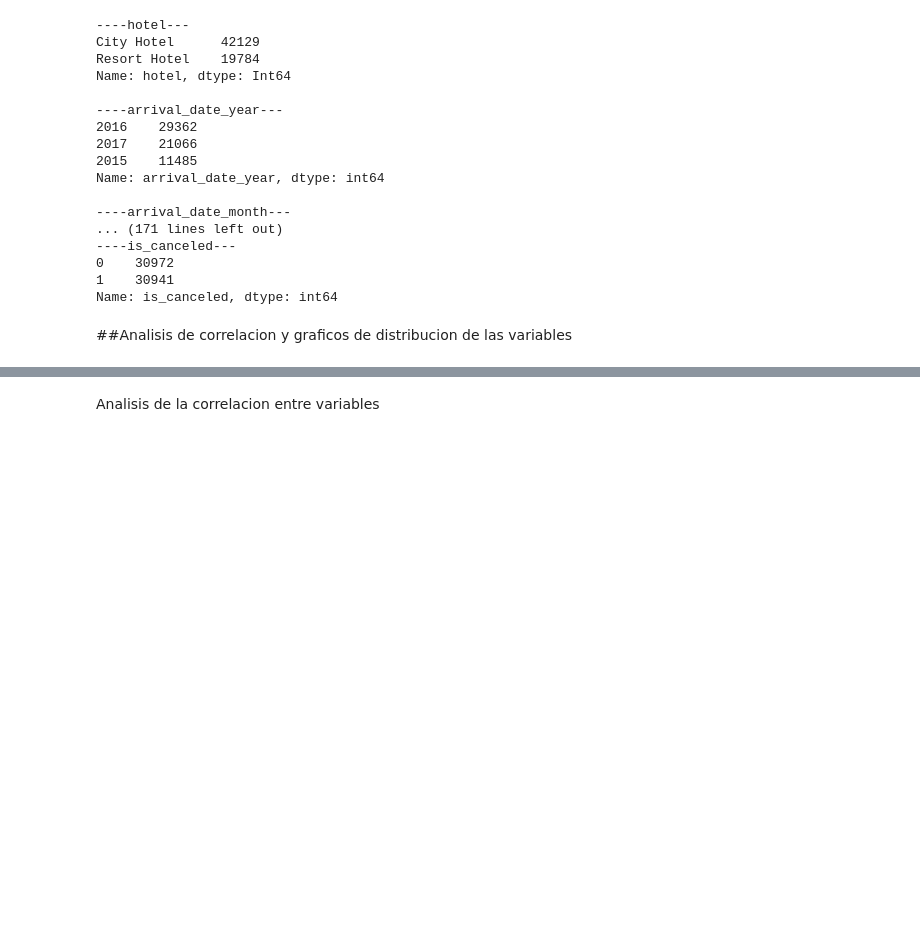
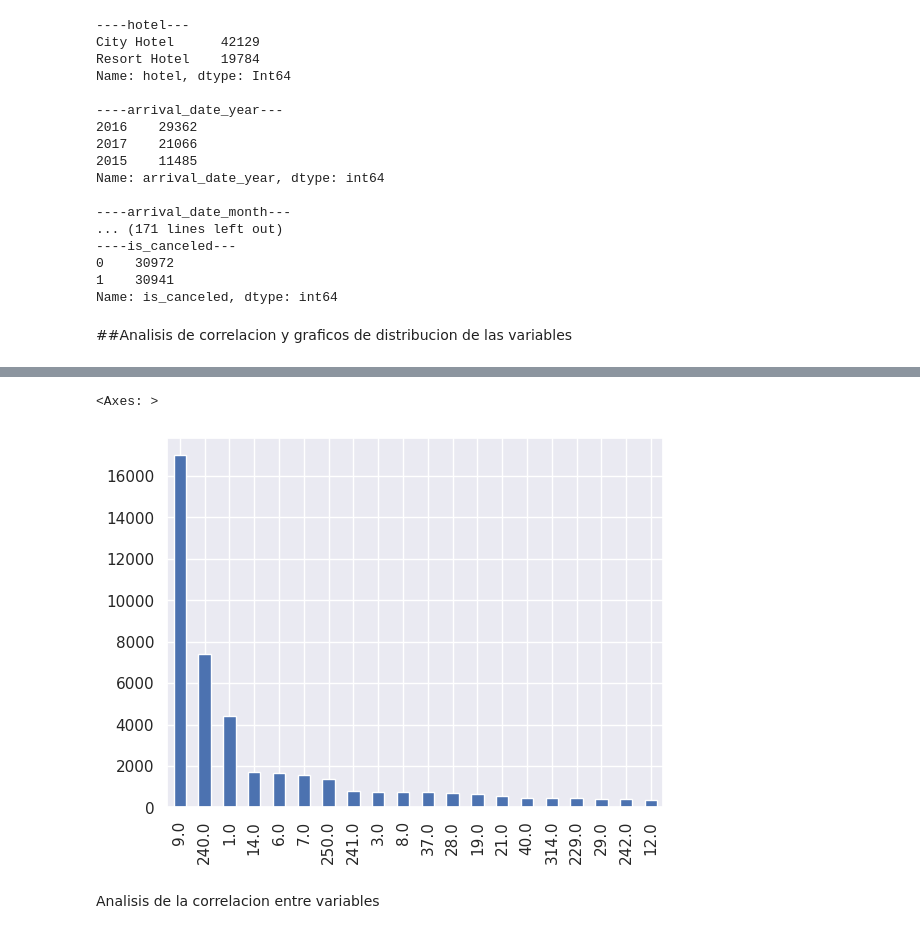
Before and after one commit to franciscoL0pez/TrabajosPracticosOrganizacionDeDatos1C2023, a Jupyter notebook: Tp_1.ipynb, the cells around one changed output, grey strips where cells are left out. Saved outputs shown, nothing was run; the diff lists cells and outputs as text; code cells hidden in the pictures; blank space fills up the shorter version.

```diff
--- a/Tp_1.ipynb
+++ b/Tp_1.ipynb
@@ -175,3 +187,9 @@ Name: is_canceled, dtype: int64
+# %%
+graf_de_agent = df_hotels_train['agent'].value_counts().head(20)
+graf_de_agent.plot(kind='bar')
+# %% [output]
+<Axes: >
+[figure, added]
 # %% [markdown]
 Analisis de la correlacion entre variables
 # %%
```
Also changed, not shown: parts of 34 cells of this notebook.
